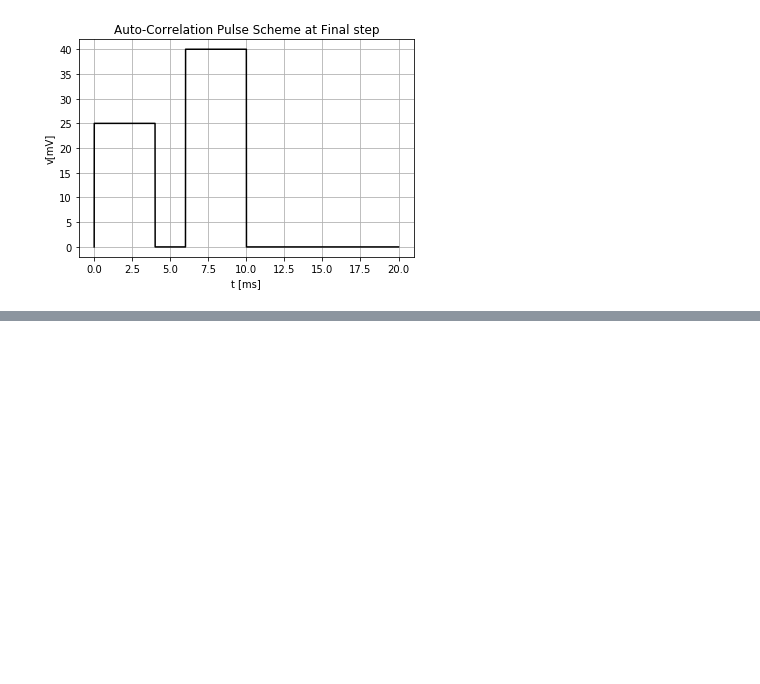
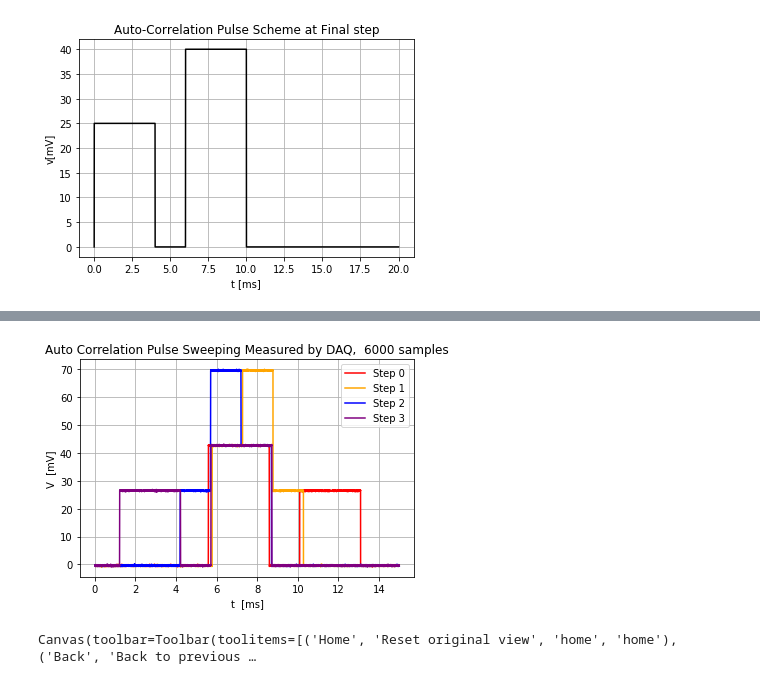
Before and after one commit to Holcan/STM, a Jupyter notebook: M8190/Autocorrelation.ipynb, the cells around one changed output, grey strips where cells are left out. Saved outputs shown, nothing was run; the diff lists cells and outputs as text; code cells hidden in the pictures; blank space fills up the shorter version.

```diff
--- a/M8190/Autocorrelation.ipynb
+++ b/M8190/Autocorrelation.ipynb
@@ -147,0 +191,2 @@ fig.savefig('AutoCorrelation pulse scheme step10.png',optimize=True,bbox_inches=
+# %%
+sweeping_run = Sequence_File_List1(AutoCorScheme,3,20,7500000,0,3,AWG_Settings3)
@@ -147,0 +296,20 @@ fig.savefig('AutoCorrelation pulse scheme step10.png',optimize=True,bbox_inches=
+# %%
+def Sequence_Loader_File_DAQms_np1(instrument,DAQ_settings,sampling_rate,playingtime,fileA):
+
+    """ This function loads the csv data files from the Location dictionaries into the instrument as a sequence and measures them withthe daq, for ms segime output is numpy array
+
+    LocationA is a dictionary, whose elements are the file paths to the csv files that are going to be loaded as SegmentA into the sequence.
+    LocationB is a dictionary, whose elemnts re the filepaths to the csv files that are going to be loaded as SegmentB into the sequence
+    It uses the Sequence_File function to load the csv files to the instrument.
+
+    """
+    measurement_data = np.zeros((len(fileA),2),  dtype=object)
+    #measurement_data = {}
+
+    for i,k in zip(fileA,range(0,len(fileA))):
+        Sequence_File1(instrument,fileA[i],1)
+        measurement_data[k][0], measurement_data[k][1] = DAQ_Measuringms(DAQ_settings,sampling_rate,playingtime,instrument)
+        print('Data acquired for Step {step}'.format(step = k ))
+        #instrument.write('ABOR')
+
+    return measurement_data
@@ -147,0 +320,2 @@ fig.savefig('AutoCorrelation pulse scheme step10.png',optimize=True,bbox_inches=
+# %%
+jojo = Sequence_Loader_File_DAQms_np1(M8190A,DAQ_Settings1,400000,15,sweeping_run[0])
@@ -147,0 +335,46 @@ fig.savefig('AutoCorrelation pulse scheme step10.png',optimize=True,bbox_inches=
+# %%
+#for stepp in range(0,len(haber)):
+
+fig,ax= plt.subplots()
+
+#step = 4
+
+ax.grid(True)
+plt.plot(jojo[0][1],1000*jojo[0][0],label= 'Step {st}'.format(st = 0 ),color = 'red')
+plt.plot(jojo[1][1],1000*jojo[1][0],label= 'Step {st}'.format(st = 1 ),color = 'orange')
+plt.plot(jojo[2][1],1000*jojo[2][0],label= 'Step {st}'.format(st = 2 ),color = 'blue')
+plt.plot(jojo[3][1],1000*jojo[3][0],label= 'Step {st}'.format(st = 3 ),color = 'purple')
+
+
+
+ax.set_ylabel('V  [mV]')
+ax.set_xlabel('t  [ms]')
+ax.set_title('Auto Correlation Pulse Sweeping Measured by DAQ,  {b} samples'.format(b = len(jojo[0][1]) ))
+ax.legend(loc=0)
+plt.show()
+#fig.savefig('Auto Correlation Pulse Scheme, DAQ measured , 4 sweeping steps 15ms.png',bbox_inches='tight')
+# %% [output]
+[figure, added]
+# %%
+#for stepp in range(0,len(haber)):
+
+fig,ax= plt.subplots()
+
+#step = 4
+
+ax.grid(True)
+ax.plot(jojo[0][1],1000*jojo[0][0],label= 'Step {st}'.format(st = 0 ),color = 'red')
+ax.plot(jojo[1][1],1000*jojo[1][0],label= 'Step {st}'.format(st = 1 ),color = 'orange')
+ax.plot(jojo[2][1],1000*jojo[2][0],label= 'Step {st}'.format(st = 2 ),color = 'blue')
+ax.plot(jojo[3][1],1000*jojo[3][0],label= 'Step {st}'.format(st = 3 ),color = 'purple')
+
+
+
+ax.set_ylabel('V  [mV]')
+ax.set_xlabel('t  [ms]')
+ax.set_title('Auto Correlation Pulse Sweeping Measured by DAQ,  {b} samples'.format(b = len(jojo[0][1]) ))
+ax.legend(loc=0)
+plt.show()
+#fig.savefig('Auto Correlation Pulse Scheme, DAQ measured , 4 sweeping steps 15ms',bbox_inches='tight')
+# %% [output]
+Canvas(toolbar=Toolbar(toolitems=[('Home', 'Reset original view', 'home', 'home'), ('Back', 'Back to previous …
```
Also changed, not shown: parts of 15 cells of this notebook, 19 other files.
